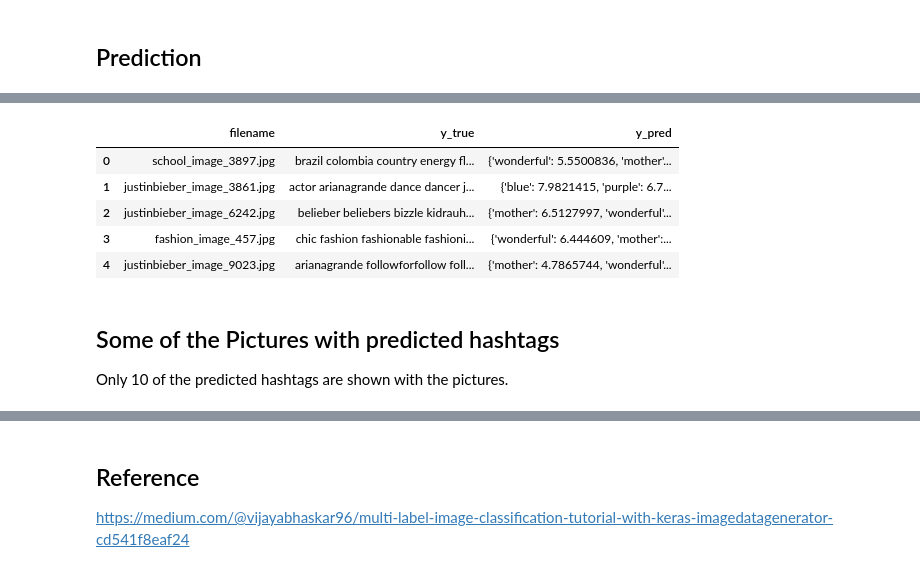
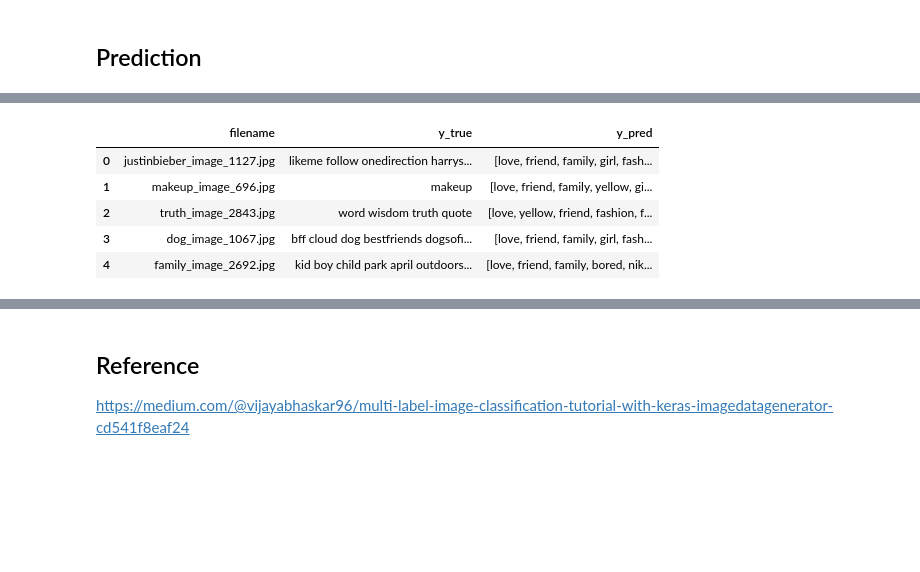
Before and after one commit to tomerlaufer123/cs130Project, a Jupyter notebook: model_development/notebooks/1-base-model.ipynb, the cells around one changed output, grey strips where cells are left out. Drawn from its saved outputs; the diff is of its cells as text; code cells hidden in the pictures; blank space fills up the shorter version.

```diff
--- a/model_development/notebooks/1-base-model.ipynb
+++ b/model_development/notebooks/1-base-model.ipynb
@@ -110,7 +108,7 @@ test_generator = datagen.flow_from_dataframe(
         dataframe=target[val_idx:],
         directory=IMAGE_DIR,
         x_col="filename",
-        batch_size=1,
+        batch_size=32,
         seed=42,
         shuffle=False,
         class_mode=None,
@@ -177,7 +175,11 @@ dest = os.path.join("..", "model")
 model.save(destination(dest, "keras_model_oversampled"))
 # %% [markdown]
 ## Prediction
+# %%
+# Load model
+model = load_model("../model/1031004017_keras_model")
 # %%
+STEP_SIZE_TEST = test_generator.n//test_generator.batch_size
 test_generator.reset()
 pred = model.predict_generator(test_generator, steps=STEP_SIZE_TEST, verbose=1)
 # %% [output]
@@ -185,27 +187,37 @@ pred = model.predict_generator(test_generator, steps=STEP_SIZE_TEST, verbose=1)
+# %%
+def get_conf(row: list) -> dict:
+    # Get hashtags with confidence
+    keys = np.array(columns)[np.argwhere(row>0).flatten()]
+    values = row[np.where(row>0)]
+
+    # Sort the result
+    idx = values.argsort()[::-1]
+    values = values[idx]
+    keys = keys[idx]
+    dict(zip(keys, values))
+
+    return dict(zip(keys, values))
 # %%
 # Zscore normalization
 pred_reshaped = np.array(pred).reshape((num_hashtags, num_images-val_idx)).transpose()
 normalized = (pred_reshaped - pred_reshaped.mean())/pred_reshaped.std()
 abv3std = np.where(normalized>3, normalized, 0)
 
 # Get lists of hashtags
 y_pred = pd.concat([
     pd.Series(test_generator.filenames, name="filename"),
     pd.Series([get_conf(row) for row in abv3std], name="y_pred")],
     axis=1)
 
 results = target[["filename", "labels"]][val_idx:]
 results.rename(columns={"labels": 'y_true'}, inplace=True)
 results.index = y_pred.index
-results["y_pred"] = y_pred["y_pred"]
+results["y_pred"] = pd.Series([list(row.keys()) for row in y_pred.y_pred], name="y_pred")
 results.head()
 # %% [output]
 |  | filename | y_true | y_pred |
-| 0 | school_image_3897.jpg | brazil colombia country energy fl... | {'wonderful': 5.5500836, 'mother'... |
-| 1 | justinbieber_image_3861.jpg | actor arianagrande dance dancer j... | {'blue': 7.9821415, 'purple': 6.7... |
-| 2 | justinbieber_image_6242.jpg | belieber beliebers bizzle kidrauh... | {'mother': 6.5127997, 'wonderful'... |
-| 3 | fashion_image_457.jpg | chic fashion fashionable fashioni... | {'wonderful': 6.444609, 'mother':... |
-| 4 | justinbieber_image_9023.jpg | arianagrande followforfollow foll... | {'mother': 4.7865744, 'wonderful'... |
+| 0 | justinbieber_image_1127.jpg | likeme follow onedirection harrys... | [love, friend, family, girl, fash... |
+| 1 | makeup_image_696.jpg | makeup | [love, friend, family, yellow, gi... |
+| 2 | truth_image_2843.jpg | word wisdom truth quote | [love, yellow, friend, fashion, f... |
+| 3 | dog_image_1067.jpg | bff cloud dog bestfriends dogsofi... | [love, friend, family, girl, fash... |
+| 4 | family_image_2692.jpg | kid boy child park april outdoors... | [love, friend, family, bored, nik... |
-# %% [markdown]
-## Some of the Pictures with predicted hashtags
-Only 10 of the predicted hashtags are shown with the pictures.
```
Also changed, not shown: parts of 9 cells of this notebook, 11 other files.
